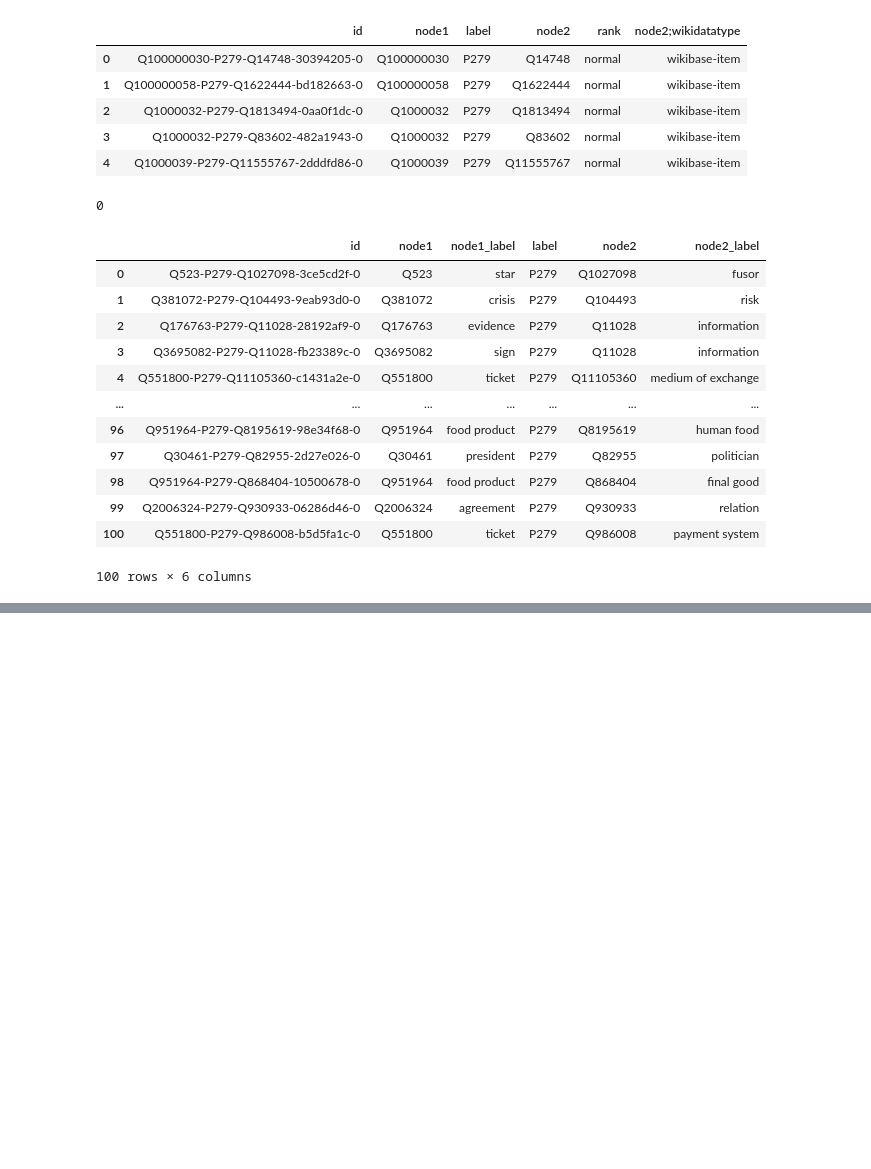
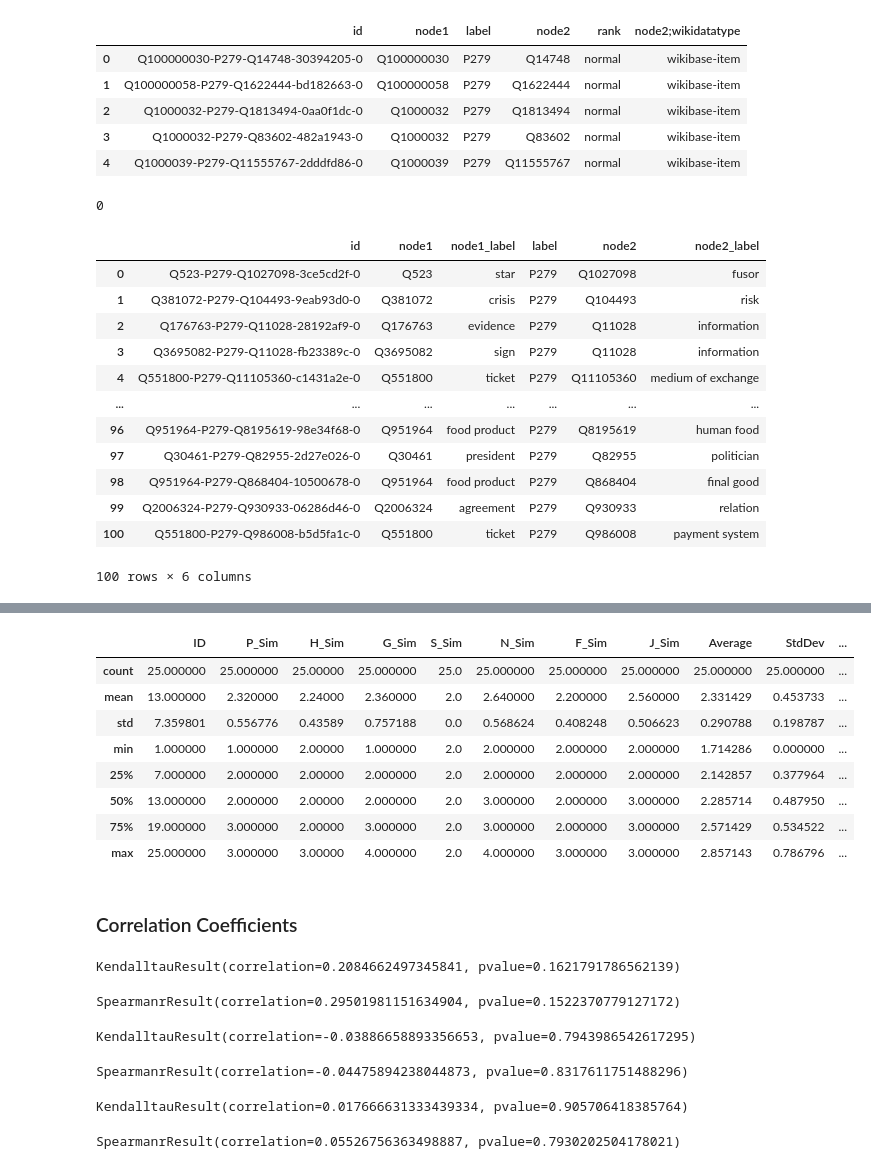
Before and after one commit to usc-isi-i2/wd-similarity, a Jupyter notebook: P279 50 Samples Sim Annotated File Analysis.ipynb, the cells around one changed output, grey strips where cells are left out. Saved outputs shown, nothing was run; the diff lists cells and outputs as text; code cells hidden in the pictures; blank space fills up the shorter version.

```diff
--- a/P279 50 Samples Sim Annotated File Analysis.ipynb
+++ b/P279 50 Samples Sim Annotated File Analysis.ipynb
@@ -113,0 +235,2 @@ pairsDF1[pairsDF1.apply(lambda p: (p.node1, p.node2) in )]
+# %%
+p279_ChildParDF['sent'] = p279_ChildParDF.apply(lambda p: p['node1_label'] + ' is ' + p['node2_label'], axis=1)
@@ -113,0 +243,5 @@ pairsDF1[pairsDF1.apply(lambda p: (p.node1, p.node2) in )]
+# %%
+p279_ChildParDF['node1_emb'] = pd.Series(list(getBERTSentEmbeddings(p279_ChildParDF.node1_label, 'bert-base-nli-mean-tokens')))
+p279_ChildParDF['node2_emb'] = pd.Series(list(getBERTSentEmbeddings(p279_ChildParDF.node2_label, 'bert-base-nli-mean-tokens')))
+p279_ChildParDF['bert2SentSim'] = p279_ChildParDF.apply(lambda p: cosine_similarity(p.node1_emb.reshape(1,-1), p.node2_emb.reshape(1,-1))[0][0], axis=1)
+p279_ChildParDF['bert2SentSim_normed'] = p279_ChildParDF['bert2SentSim'].apply(lambda p: 4 - 3 * p)
@@ -113,0 +271,3 @@ pairsDF1[pairsDF1.apply(lambda p: (p.node1, p.node2) in )]
+# %%
+p279_ChildParDF['gpt2Ppl'] = p279_ChildParDF.sent.apply(getGPT2Score)
+p279_ChildParDF['gpt2Ppl_normed'] = p279_ChildParDF['gpt2Ppl'].apply(lambda p: 4 - 3/(1+p))
@@ -113,0 +285,3 @@ pairsDF1[pairsDF1.apply(lambda p: (p.node1, p.node2) in )]
+# %%
+p279_ChildParDF['bert_ppl'] = p279_ChildParDF.sent.apply(getBERTScore)
+p279_ChildParDF['bert_ppl_normed'] = p279_ChildParDF['bert_ppl'].apply(lambda p: 4 - 3 / (1+p))
@@ -113,0 +299,14 @@ pairsDF1[pairsDF1.apply(lambda p: (p.node1, p.node2) in )]
+# %%
+p279_ChildParDF.describe()
+# %% [output]
+|  | ID | P_Sim | H_Sim | G_Sim | S_Sim | N_Sim | F_Sim | J_Sim | Average | StdDev | ... |
+| count | 25.000000 | 25.000000 | 25.00000 | 25.000000 | 25.0 | 25.000000 | 25.000000 | 25.000000 | 25.000000 | 25.000000 | ... |
+| mean | 13.000000 | 2.320000 | 2.24000 | 2.360000 | 2.0 | 2.640000 | 2.200000 | 2.560000 | 2.331429 | 0.453733 | ... |
+| std | 7.359801 | 0.556776 | 0.43589 | 0.757188 | 0.0 | 0.568624 | 0.408248 | 0.506623 | 0.290788 | 0.198787 | ... |
+| min | 1.000000 | 1.000000 | 2.00000 | 1.000000 | 2.0 | 2.000000 | 2.000000 | 2.000000 | 1.714286 | 0.000000 | ... |
+| 25% | 7.000000 | 2.000000 | 2.00000 | 2.000000 | 2.0 | 2.000000 | 2.000000 | 2.000000 | 2.142857 | 0.377964 | ... |
+| 50% | 13.000000 | 2.000000 | 2.00000 | 2.000000 | 2.0 | 3.000000 | 2.000000 | 3.000000 | 2.285714 | 0.487950 | ... |
+| 75% | 19.000000 | 3.000000 | 2.00000 | 3.000000 | 2.0 | 3.000000 | 2.000000 | 3.000000 | 2.571429 | 0.534522 | ... |
+| max | 25.000000 | 3.000000 | 3.00000 | 4.000000 | 2.0 | 4.000000 | 3.000000 | 3.000000 | 2.857143 | 0.786796 | ... |
+# %% [markdown]
+### Correlation Coefficients
@@ -113,0 +315,30 @@ pairsDF1[pairsDF1.apply(lambda p: (p.node1, p.node2) in )]
+# %%
+col1 = 'bert2SentSim_normed'
+stats.kendalltau(p279_ChildParDF[col1], p279_ChildParDF['Average'])
+# %% [output]
+KendalltauResult(correlation=0.2084662497345841, pvalue=0.1621791786562139)
+# %%
+col1 = 'bert2SentSim_normed'
+stats.spearmanr(p279_ChildParDF[col1], p279_ChildParDF['Average'])
+# %% [output]
+SpearmanrResult(correlation=0.29501981151634904, pvalue=0.1522370779127172)
+# %%
+col1 = 'bert_ppl_normed'
+stats.kendalltau(p279_ChildParDF[col1], p279_ChildParDF['Average'])
+# %% [output]
+KendalltauResult(correlation=-0.03886658893356653, pvalue=0.7943986542617295)
+# %%
+col1 = 'bert_ppl_normed'
+stats.spearmanr(p279_ChildParDF[col1], p279_ChildParDF['Average'])
+# %% [output]
+SpearmanrResult(correlation=-0.04475894238044873, pvalue=0.8317611751488296)
+# %%
+col1 = 'gpt2Ppl_normed'
+stats.kendalltau(p279_ChildParDF[col1], p279_ChildParDF['Average'])
+# %% [output]
+KendalltauResult(correlation=0.017666631333439334, pvalue=0.905706418385764)
+# %%
+col1 = 'gpt2Ppl_normed'
+stats.spearmanr(p279_ChildParDF[col1], p279_ChildParDF['Average'])
+# %% [output]
+SpearmanrResult(correlation=0.05526756363498887, pvalue=0.7930202504178021)
```
Also changed, not shown: parts of 41 cells of this notebook, 5 other files.
